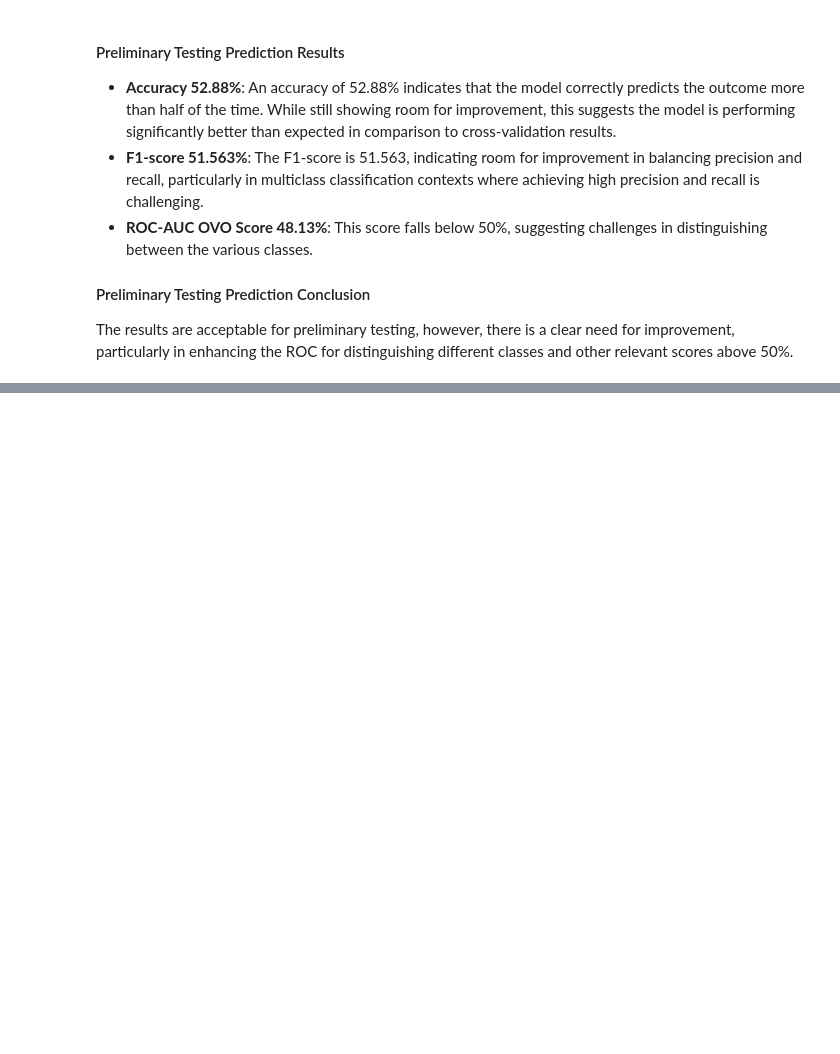
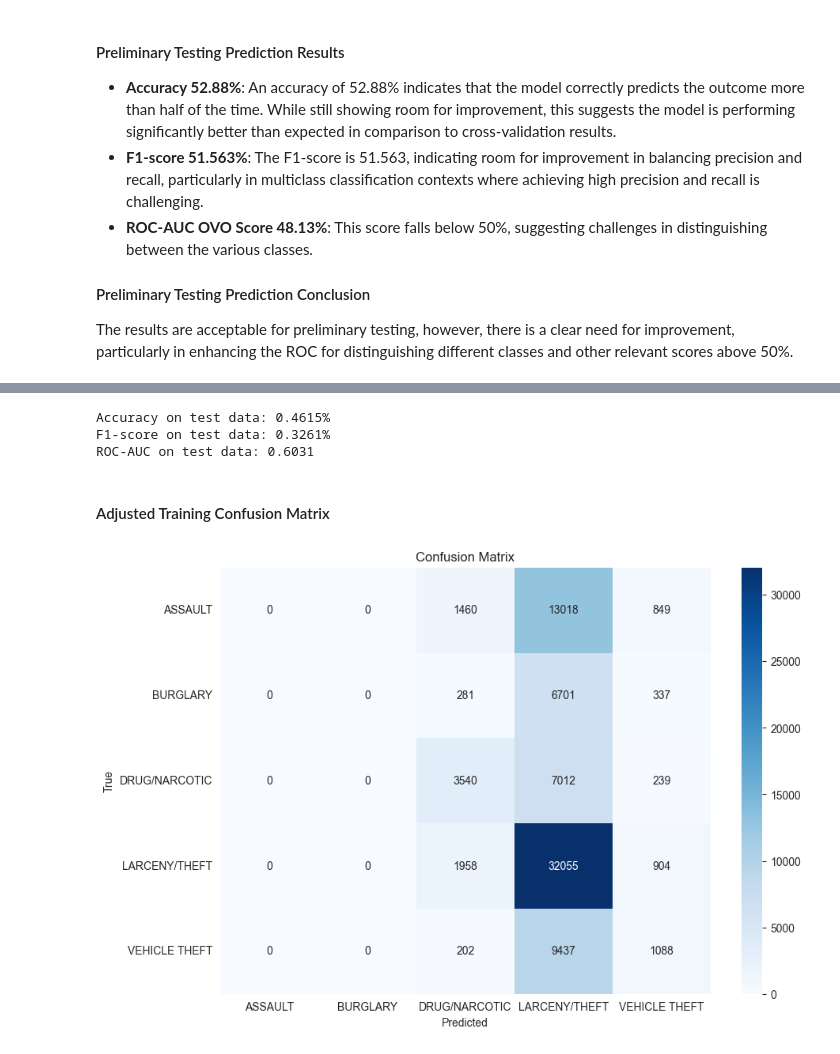
Before and after one commit to HassanAlhawari1998/SF-CrimePredict, a Jupyter notebook: Random Forest.ipynb, the cells around one changed output, grey strips where cells are left out. Drawn from its saved outputs; the diff is of its cells as text; code cells hidden in the pictures; blank space fills up the shorter version.

```diff
--- a/Random Forest.ipynb
+++ b/Random Forest.ipynb
@@ -277,0 +475,38 @@ with open('random_forest_model2.pkl', 'wb') as f:
+# %%
+best_params = {
+    'max_depth': 5,
+    'max_features': None,
+    'min_samples_leaf': 1,
+    'min_samples_split': 2,
+    'n_estimators': 100
+}
+
+best_rf_clf, accuracy, f1, roc_auc = evaluate_rf_model(X_train, y_train, X_test, y_test, best_params)
+print(f"Accuracy on test data: {accuracy:.4f}%")
+print(f"F1-score on test data: {f1:.4f}%")
+print(f"ROC-AUC on test data: {roc_auc:.4f}")
+
+with open('rf_model4.pkl', 'wb') as f:
+    pickle.dump(best_rf_clf, f)
+# %% [output]
+Accuracy on test data: 0.4615%
+F1-score on test data: 0.3261%
+ROC-AUC on test data: 0.6031
+# %% [markdown]
+#### Adjusted Training Confusion Matrix
+# %%
+from sklearn.metrics import confusion_matrix
+import seaborn as sns
+import matplotlib.pyplot as plt
+
+# Confusion Matrix
+y_test_names = label_encoder.inverse_transform(y_test)
+cm = confusion_matrix(y_test_names, label_encoder.inverse_transform(y_pred)) # Annahme, dass y_pred die Vorhersagen sind
+plt.figure(figsize=(10, 7))
+sns.heatmap(cm, annot=True, fmt='d', cmap='Blues', xticklabels=label_encoder.classes_, yticklabels=label_encoder.classes_)
+plt.xlabel('Predicted')
+plt.ylabel('True')
+plt.title('Confusion Matrix')
+plt.show()
+# %% [output]
+[figure, added]
```
Also changed, not shown: parts of 37 cells of this notebook, 2 other files.
